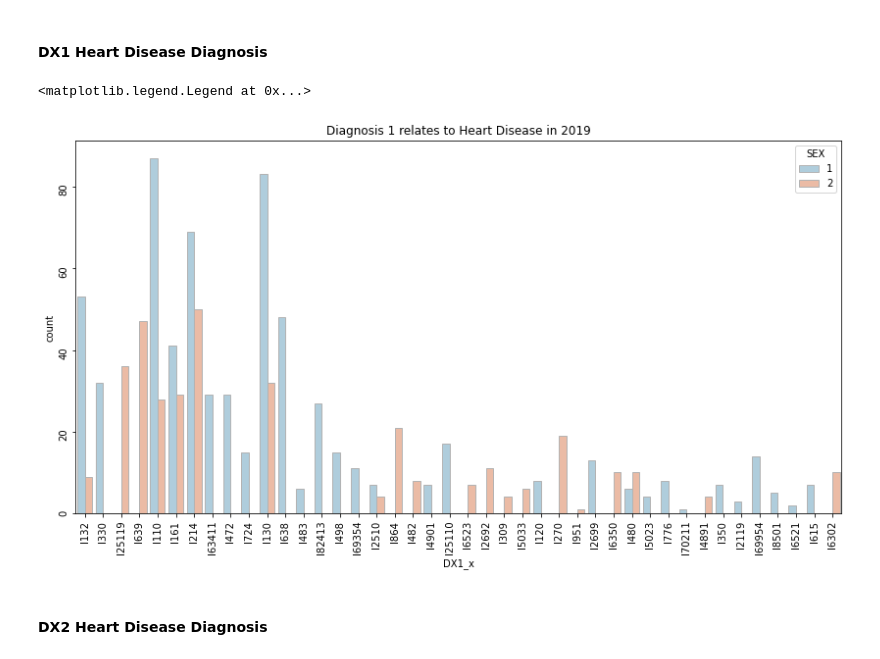
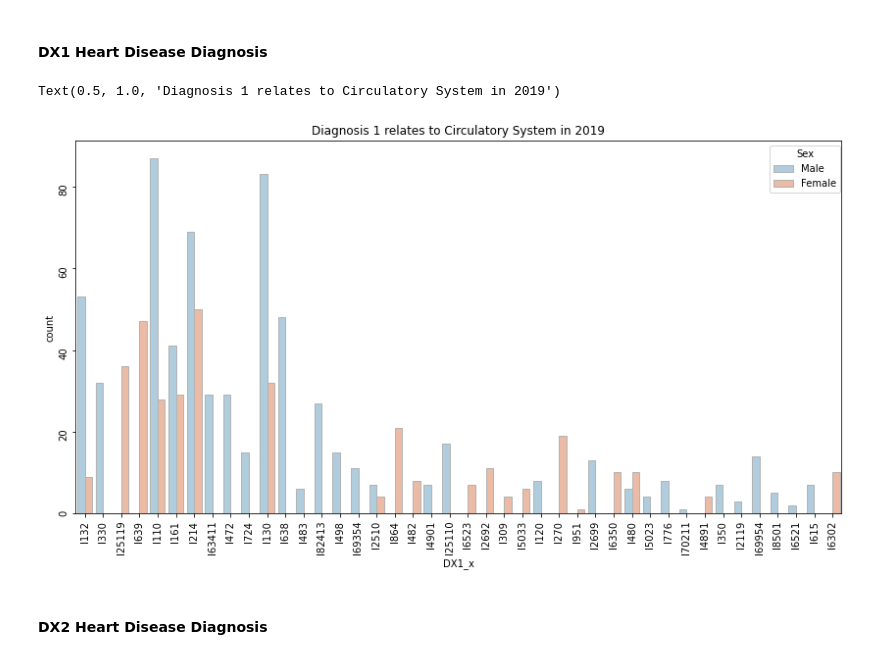
Before and after one commit to OU-DISC/FAA-Pliot-License-Renewal-Forecasting, a Jupyter notebook: FAA Project (2) - Exploratory Data Analysis.ipynb, the cells around one changed output. Cells and saved outputs as stored; diff of their text form; code cells hidden in the pictures.

```diff
--- a/FAA Project (2) - Exploratory Data Analysis.ipynb
+++ b/FAA Project (2) - Exploratory Data Analysis.ipynb
@@ -217,14 +229,17 @@ Name: DX1_x, Length: 156, dtype: int64
 #### DX1 Heart Disease Diagnosis
 # %%
 plt.figure(figsize=(14, 7))
-
-sns.countplot(x=dx['DX1_x'][:1000], hue='SEX', edgecolor=".7", palette='RdBu_r', data=df)
+ax = sns.countplot(x=dx['DX1_x'][:1000], hue='SEX', edgecolor=".7", palette='RdBu_r', data=df)
 plt.tick_params(labelrotation=90)
-plt.title("Diagnosis 1 relates to Heart Disease in 2019")
-plt.legend(loc='upper right', title='SEX')
+legend_labels, _= ax.get_legend_handles_labels()
+ax.legend(legend_labels, ['Male', 'Female'],
+          bbox_to_anchor=(0.9,1),
+         title = 'Sex')
+plt.title("Diagnosis relates to Circulatory System in 2019")
+#plt.legend(loc='upper right')
 # %% [output]
-<matplotlib.legend.Legend at 0x...>
+Text(0.5, 1.0, 'Diagnosis 1 relates to Circulatory System in 2019')
-[figure, old version]
+[figure, new version]
 # %% [markdown]
 #### DX2 Heart Disease Diagnosis
 # %%
```
Also changed, not shown: parts of 7 cells of this notebook, 10 other files.
